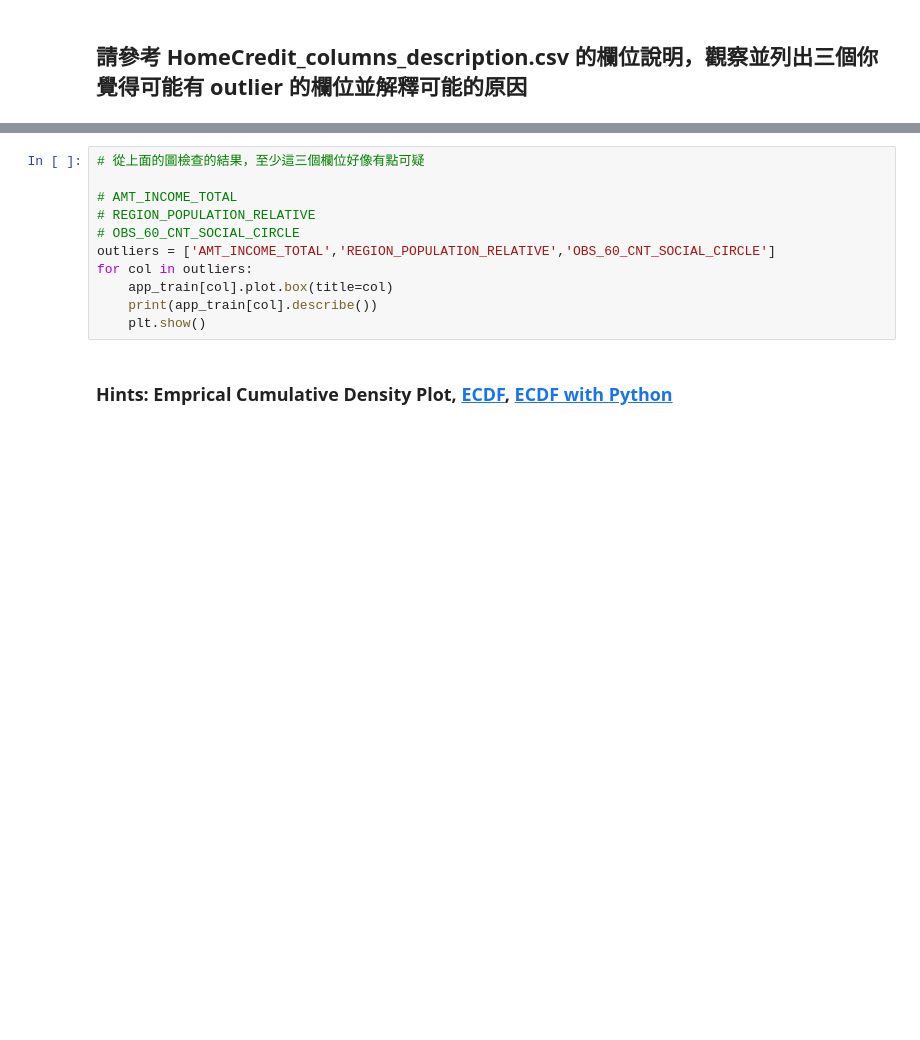
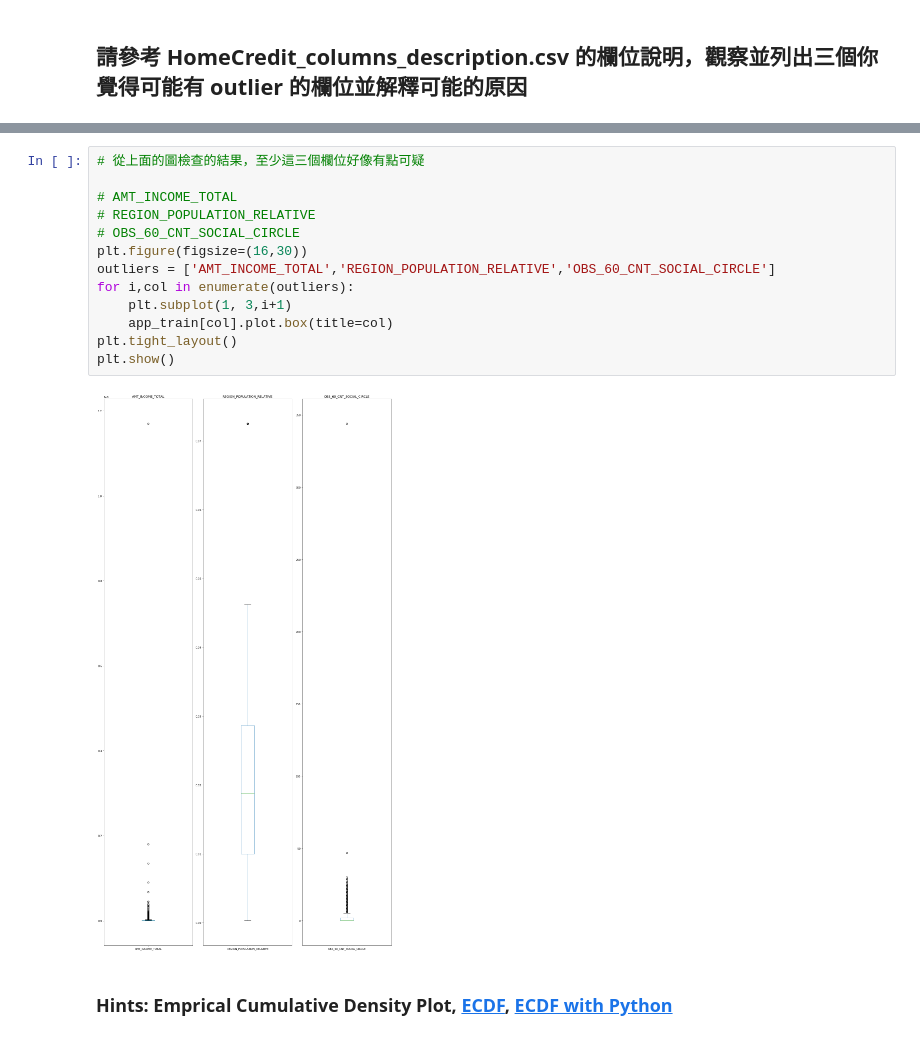
Before and after one commit to yooooyo/1st-DL-CVMarathon, a Jupyter notebook: Day9/Day_009_HW.ipynb, the cells around one changed output, grey strips where cells are left out. Drawn from its saved outputs; the diff is of its cells as text; blank space fills up the shorter version.

```diff
--- a/Day9/Day_009_HW.ipynb
+++ b/Day9/Day_009_HW.ipynb
@@ -79,13 +118,17 @@ NameError: name 'i' is not defined
 # %%
 # 從上面的圖檢查的結果，至少這三個欄位好像有點可疑
 
 # AMT_INCOME_TOTAL
 # REGION_POPULATION_RELATIVE
 # OBS_60_CNT_SOCIAL_CIRCLE
+plt.figure(figsize=(16,30))
 outliers = ['AMT_INCOME_TOTAL','REGION_POPULATION_RELATIVE','OBS_60_CNT_SOCIAL_CIRCLE']
-for col in outliers:
+for i,col in enumerate(outliers):
+    plt.subplot(1, 3,i+1)
     app_train[col].plot.box(title=col)
-    print(app_train[col].describe())
-    plt.show()
+plt.tight_layout()
+plt.show()
+# %% [output]
+[figure, added]
 # %% [markdown]
 ### Hints: Emprical Cumulative Density Plot, [ECDF](https://zh.wikipedia.org/wiki/%E7%BB%8F%E9%AA%8C%E5%88%86%E5%B8%83%E5%87%BD%E6%95%B0), [ECDF with Python](https://stackoverflow.com/questions/14006520/ecdf-in-python-without-step-function)
```
Also changed, not shown: parts of 11 cells of this notebook.
